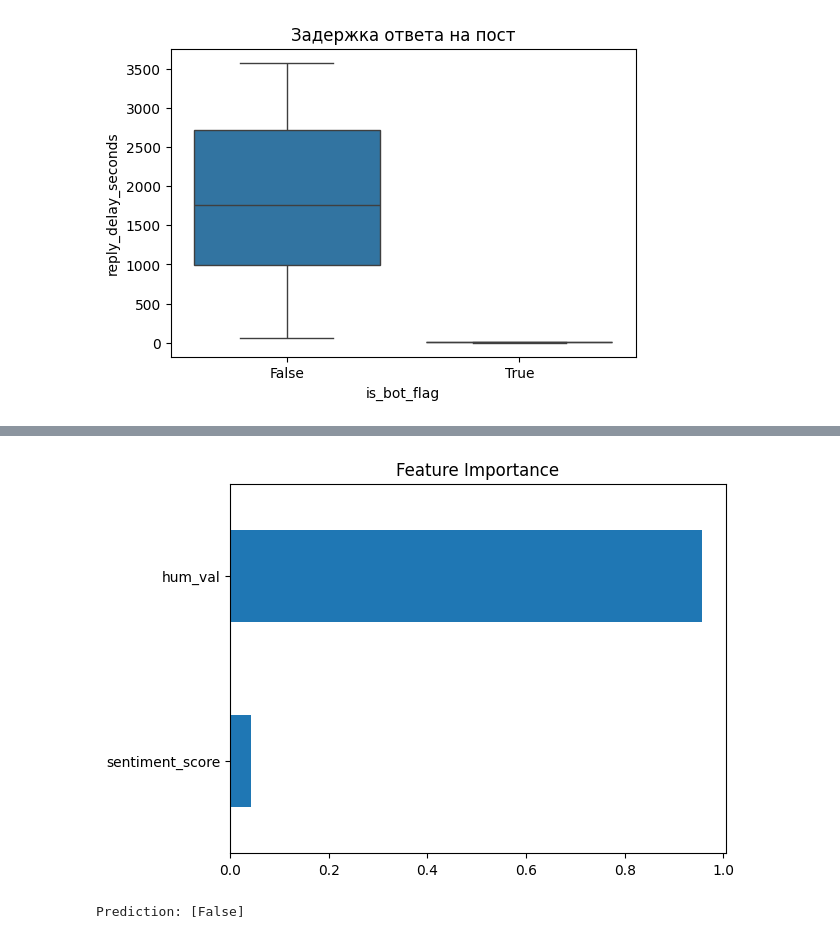
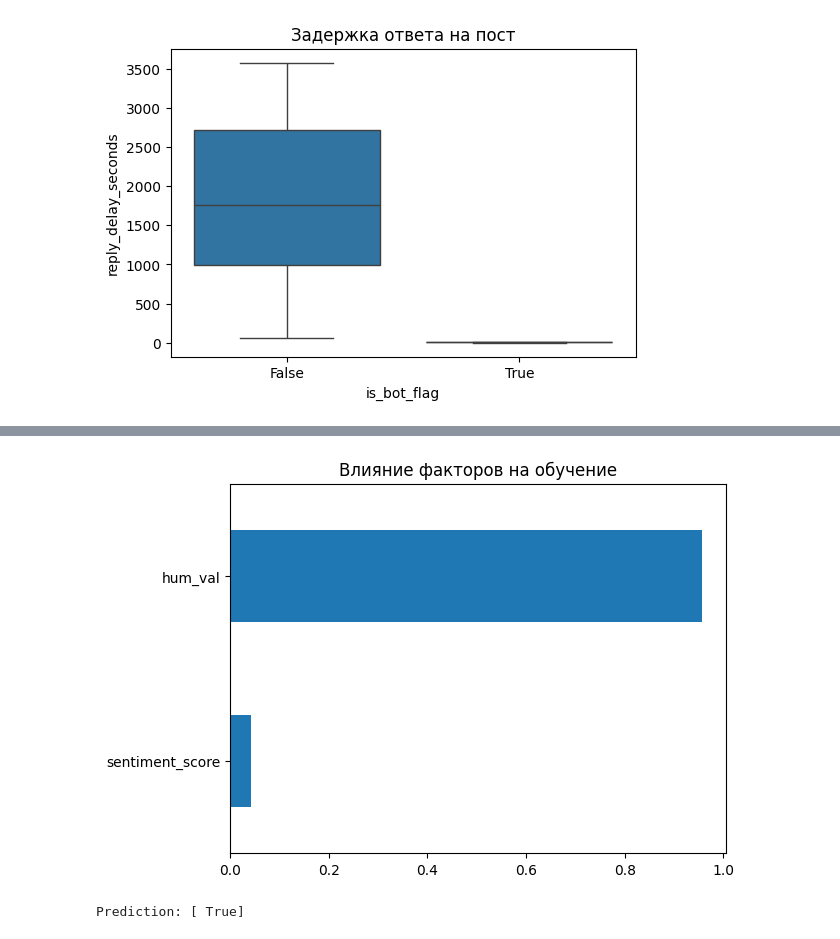
Before and after one commit to ollxel/reddit-bots, a Jupyter notebook: bot-predict.ipynb, the cells around one changed output, grey strips where cells are left out. Cells and saved outputs as stored; diff of their text form; code cells hidden in the pictures.

```diff
--- a/bot-predict.ipynb
+++ b/bot-predict.ipynb
@@ -63,13 +63,3 @@ weighted avg       1.00      1.00      1.00       100
 
 [[52  0]
  [ 0 48]]
-# %%
-feature_importances = model.feature_importances_
-features = X.columns
-indices = np.argsort(feature_importances)[::-1]
-plt.figure(figsize=(10, 6))
-plt.title("Feature Importances")
-plt.bar(range(X.shape[1]), feature_importances[indices], align="center")
-plt.xticks(range(X.shape[1]), features[indices], rotation=90)
-plt.tight_layout()
-plt.show()
@@ -101,15 +89,15 @@ plt.show()
 # %%
 importances = pd.Series(model.feature_importances_, index=features)
 importances.sort_values().plot(kind="barh")
-plt.title("Feature Importance")
+plt.title("Влияние факторов на обучение")
 plt.show()
 # %% [output]
-[figure, old version]
+[figure, new version]
 # %%
-account_age_days = int(input("Enter account age in days: "))
-user_karma = int(input("Enter user karma: "))
-reply_delay_seconds = int(input("Enter reply delay in seconds: "))
-sentiment_score = float(input("Enter sentiment score: "))
+account_age_days = int(input("Введите возраст аккаунта: "))
+user_karma = int(input("Введите количество кармы: "))
+reply_delay_seconds = int(input("Введите задержку ответа: "))
+sentiment_score = float(input("Введите характер комментария: "))
 hum_val = (account_age_days + user_karma) * reply_delay_seconds
 
 # Создаём DataFrame с теми же столбцами в том же порядке, как при обучении
@@ -121,4 +109,4 @@ input_data = pd.DataFrame({
 prediction = model.predict(input_data)
 print(f"Prediction: {prediction} ")
 # %% [output]
-Prediction: [False]
+Prediction: [ True]
```
Also changed, not shown: parts of 3 cells of this notebook, 1 other file.
